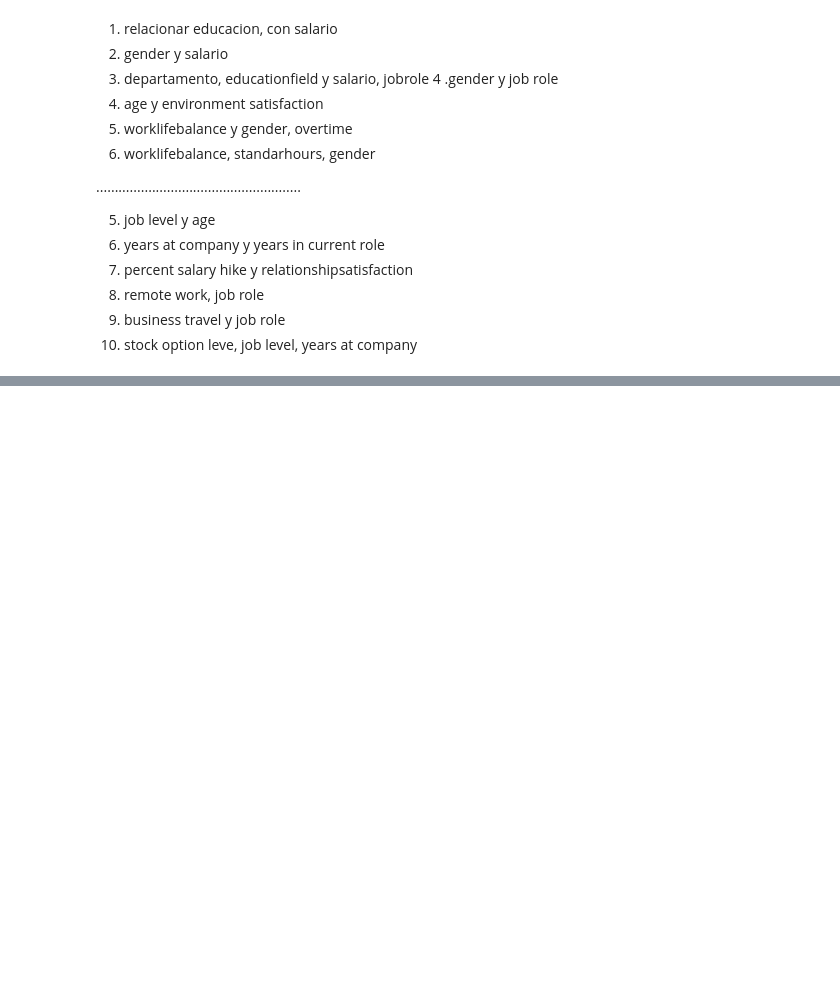
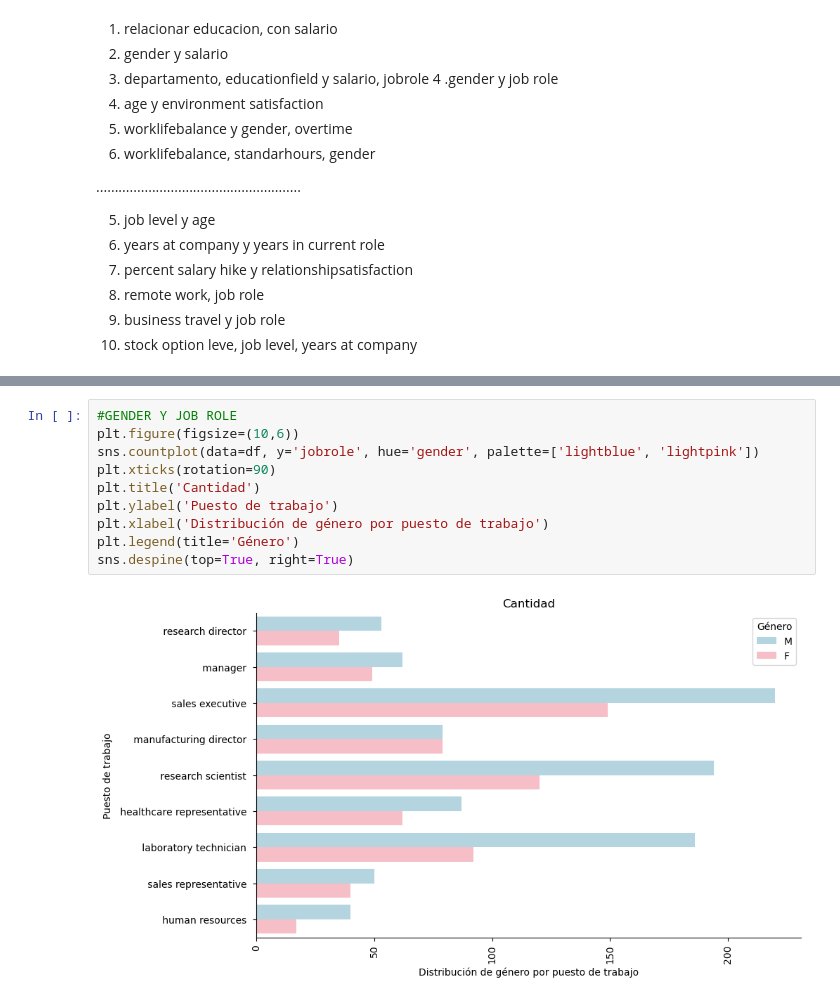
Before and after one commit to BiancaGemarR/promo_56_proyecto_mod3_team1, a Jupyter notebook: graficas.ipynb, the cells around one changed output, grey strips where cells are left out. Drawn from its saved outputs; the diff is of its cells as text; blank space fills up the shorter version.

```diff
--- a/graficas.ipynb
+++ b/graficas.ipynb
@@ -38,0 +100,12 @@ Index(['age', 'attrition', 'businesstravel', 'dailyrate', 'department',
+# %%
+#GENDER Y JOB ROLE
+plt.figure(figsize=(10,6))
+sns.countplot(data=df, y='jobrole', hue='gender', palette=['lightblue', 'lightpink'])
+plt.xticks(rotation=90)
+plt.title('Cantidad')
+plt.ylabel('Puesto de trabajo')
+plt.xlabel('Distribución de género por puesto de trabajo')
+plt.legend(title='Género')
+sns.despine(top=True, right=True)
+# %% [output]
+[figure, added]
```
Also changed, not shown: parts of 16 cells of this notebook, 1 other file.
